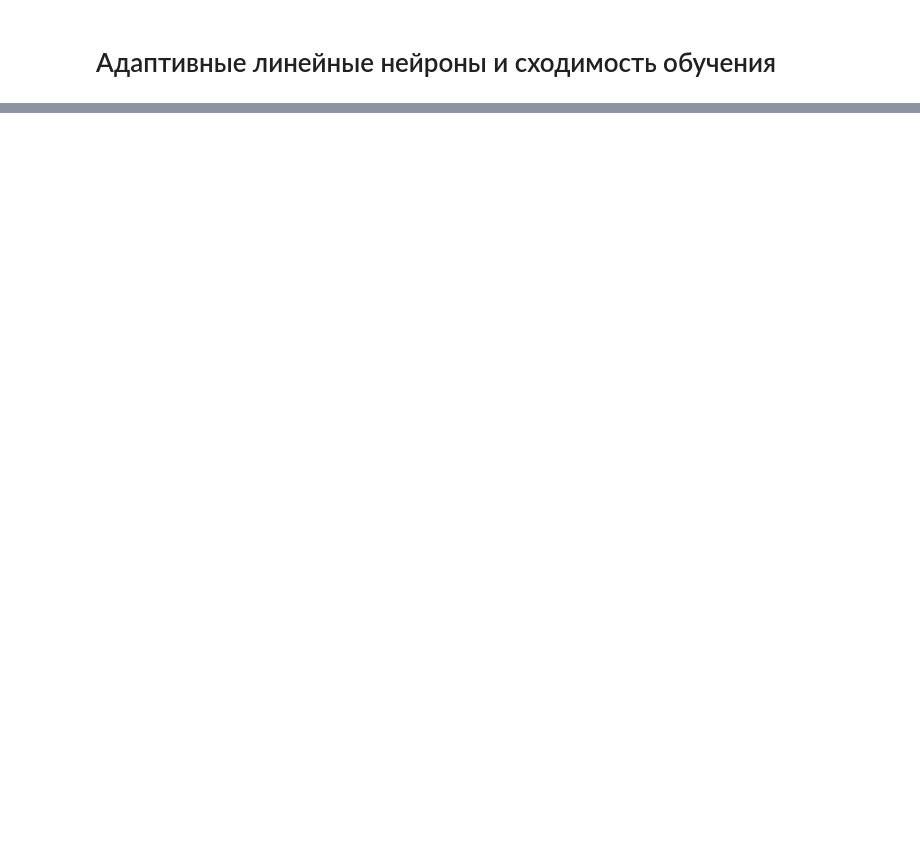
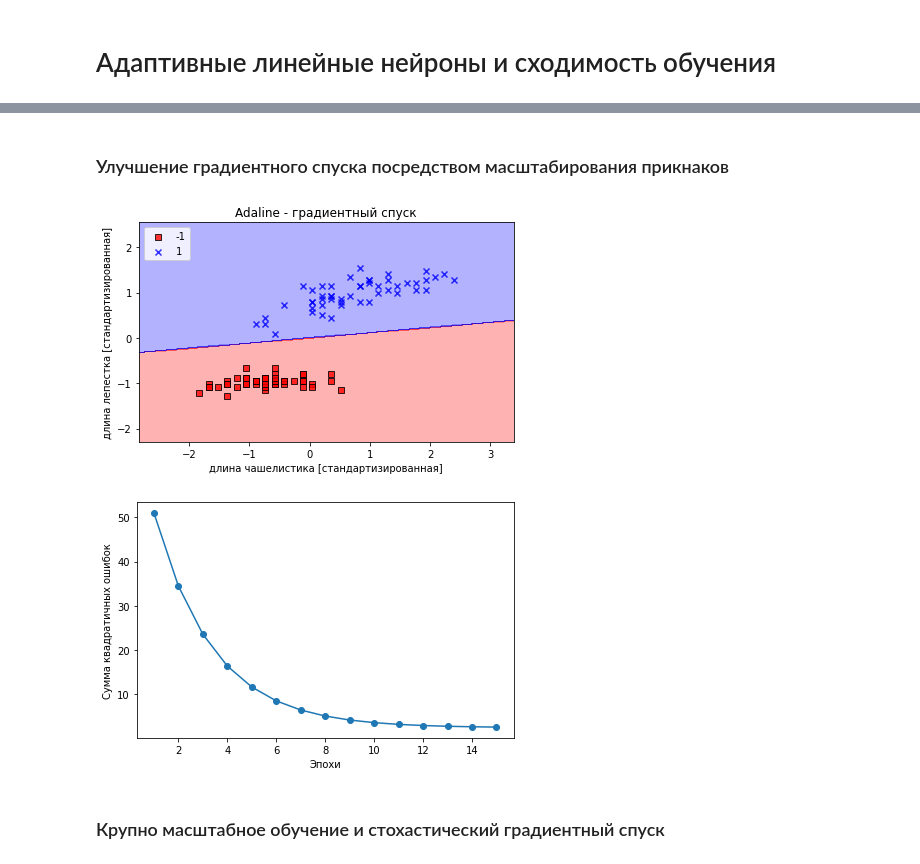
Before and after one commit to fray517/ml, a Jupyter notebook: Rashka.ipynb, the cells around one changed output, grey strips where cells are left out. Cells and saved outputs as stored; diff of their text form; code cells hidden in the pictures; blank space fills up the shorter version.

```diff
--- a/Rashka.ipynb
+++ b/Rashka.ipynb
@@ -211,0 +229,28 @@ class AdalineGD(object):
+# %% [markdown]
+### Улучшение градиентного спуска посредством масштабирования прикнаков
+# %%
+# применяем масштабирование методом стандартизации (нулевое среднее и стандартное отклонение равное 1)
+X_std = np.copy(X)
+X_std[:, 0] = (X[:, 0] - X[:, 0].mean()) / X[:, 0].std()
+X_std[:, 1] = (X[:, 1] - X[:, 1].mean()) / X[:, 1].std()
+# %%
+ada_gd = AdalineGD(n_iter=15, eta=0.01)
+ada_gd.fit(X_std, y)
+plot_decision_regions(X_std, y, classifier=ada_gd)
+plt.title("Adaline - градиентный спуск")
+plt.xlabel("длина чашелистика [стандартизированная]")
+plt.ylabel("длина лепестка [стандартизированная]")
+plt.legend(loc='upper left')
+plt.tight_layout()
+plt.show()
+plt.plot(range(1, len(ada_gd.cost_) + 1),
+        ada_gd.cost_, marker='o')
+plt.xlabel("Эпохи")
+plt.ylabel("Сумма квадратичных ошибок")
+plt.tight_layout()
+plt.show()
+# %% [output]
+[figure, added]
+[figure, added]
+# %% [markdown]
+### Крупно масштабное обучение и стохастический градиентный спуск
```
Also changed, not shown: parts of 41 cells of this notebook, 1 other file.
